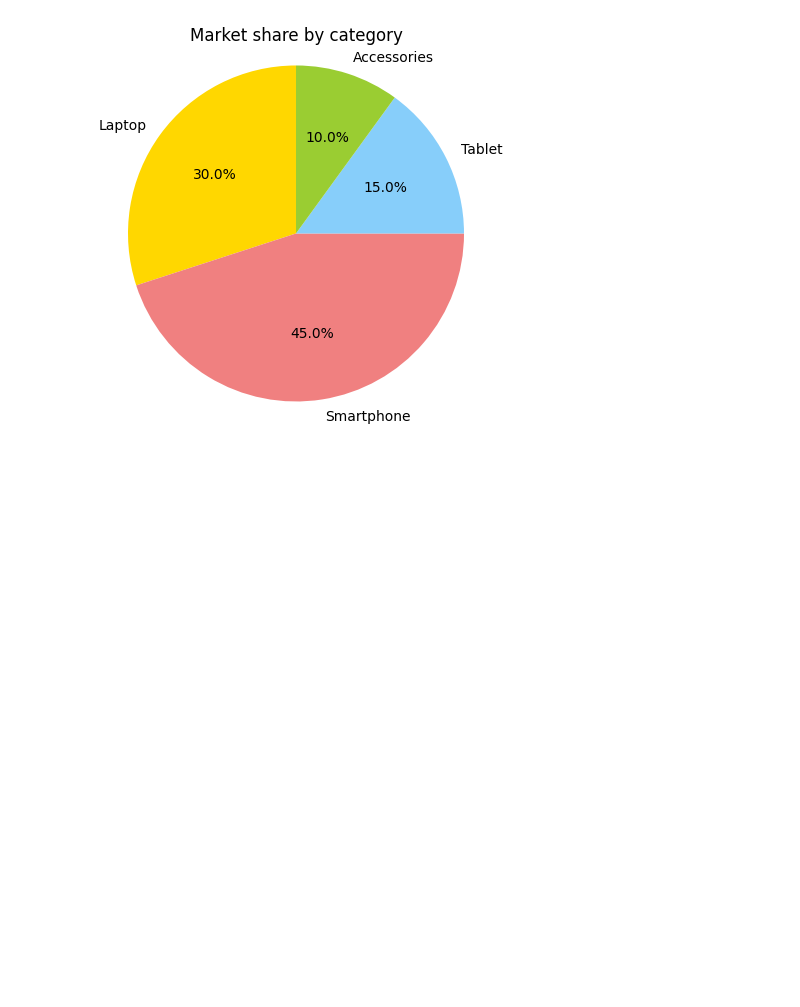
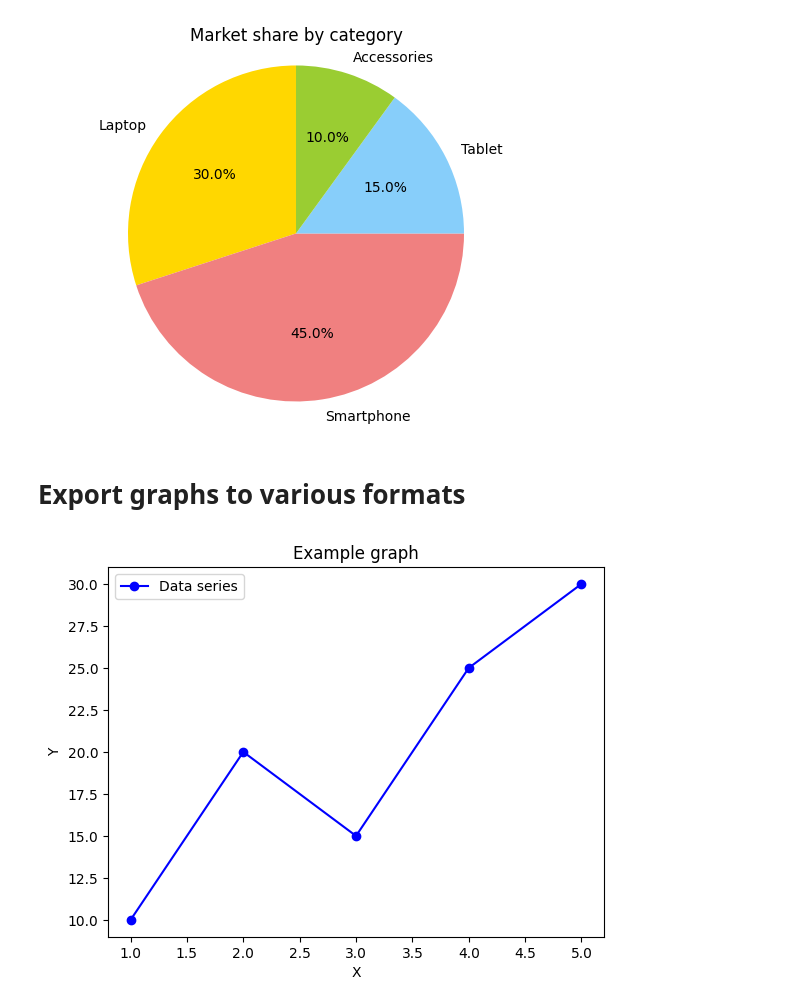
Before and after one commit to vittyGalaxy/py-training, a Jupyter notebook: Pandas, Matplotlib, Seaborn.ipynb, the cells around one changed output. Drawn from its saved outputs; the diff is of its cells as text; code cells hidden in the pictures; blank space fills up the shorter version.

Commit message:
implemented Export graphs to various formats

```diff
--- a/Pandas, Matplotlib, Seaborn.ipynb
+++ b/Pandas, Matplotlib, Seaborn.ipynb
@@ -453,3 +453,23 @@ ax.axis("equal")
 plt.show()
 # %% [output]
 [figure]
+# %% [markdown]
+# Export graphs to various formats
+# %%
+import matplotlib.pyplot as plt
+
+x = [1, 2, 3, 4, 5]
+y = [10, 20, 15, 25, 30]
+
+fig, ax = plt.subplots()
+ax.plot(x, y, marker="o", linestyle="-", color="blue", label="Data series")
+
+ax.set_title("Example graph")
+ax.set_xlabel("X")
+ax.set_ylabel("Y")
+ax.legend()
+
+plt.savefig("graph_example.png", dpi=300, bbox_inches="tight")
+plt.show()
+# %% [output]
+[figure, added]
```
Also changed, not shown: 1 other file.
